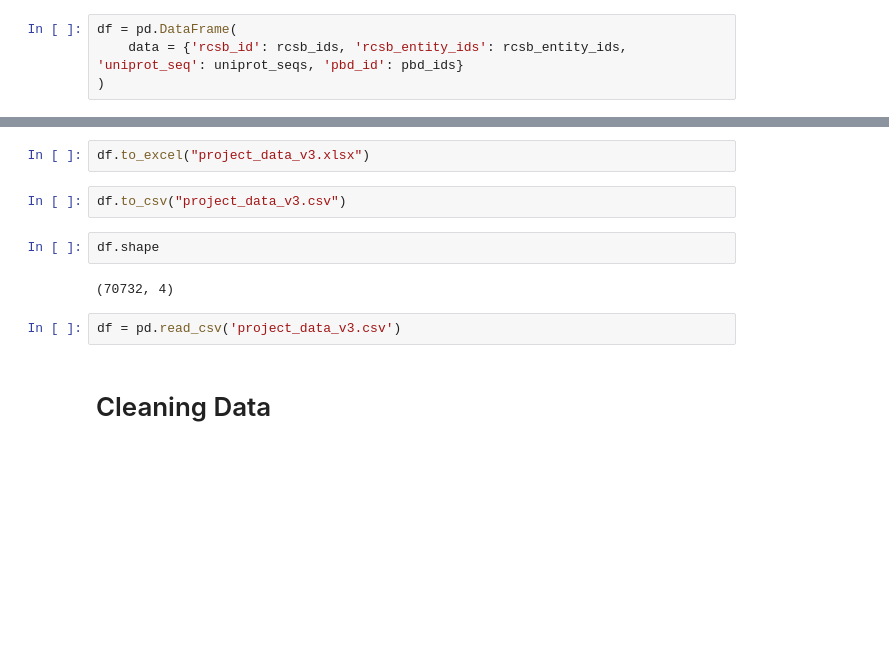
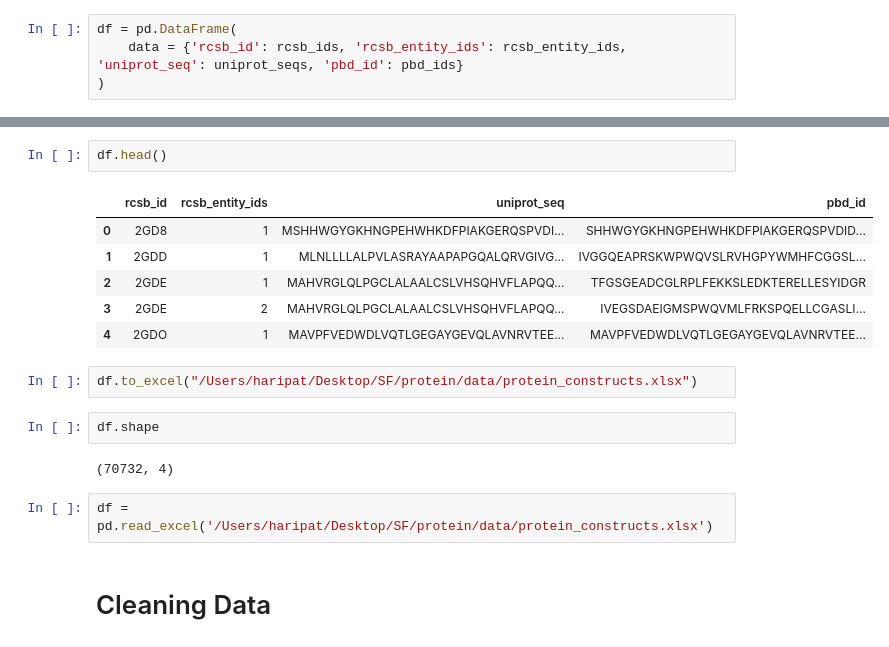
Before and after one commit to hari-p02/Seq2Construct, a Jupyter notebook: testing/data/rcsb.ipynb, the cells around one changed output, grey strips where cells are left out. Drawn from its saved outputs; the diff is of its cells as text; blank space fills up the shorter version.

```diff
--- a/testing/data/rcsb.ipynb
+++ b/testing/data/rcsb.ipynb
@@ -149,13 +91,20 @@ df.tail(20)
-# %%
-df.to_excel("project_data_v3.xlsx")
-# %%
-df.to_csv("project_data_v3.csv")
+# %%
+df.head()
+# %% [output]
+|  | rcsb_id | rcsb_entity_ids | uniprot_seq | pbd_id |
+| 0 | 2GD8 | 1 | MSHHWGYGKHNGPEHWHKDFPIAKGERQSPVDI... | SHHWGYGKHNGPEHWHKDFPIAKGERQSPVDID... |
+| 1 | 2GDD | 1 | MLNLLLLALPVLASRAYAAPAPGQALQRVGIVG... | IVGGQEAPRSKWPWQVSLRVHGPYWMHFCGGSL... |
+| 2 | 2GDE | 1 | MAHVRGLQLPGCLALAALCSLVHSQHVFLAPQQ... | TFGSGEADCGLRPLFEKKSLEDKTERELLESYIDGR |
+| 3 | 2GDE | 2 | MAHVRGLQLPGCLALAALCSLVHSQHVFLAPQQ... | IVEGSDAEIGMSPWQVMLFRKSPQELLCGASLI... |
+| 4 | 2GDO | 1 | MAVPFVEDWDLVQTLGEGAYGEVQLAVNRVTEE... | MAVPFVEDWDLVQTLGEGAYGEVQLAVNRVTEE... |
+# %%
+df.to_excel("/Users/haripat/Desktop/SF/protein/data/protein_constructs.xlsx")
 # %%
 df.shape
 # %% [output]
 (70732, 4)
-# %%
-df = pd.read_csv('project_data_v3.csv')
+# %%
+df = pd.read_excel('/Users/haripat/Desktop/SF/protein/data/protein_constructs.xlsx')
 # %% [markdown]
 # Cleaning Data
 # %%
```
Also changed, not shown: parts of 22 cells of this notebook.
